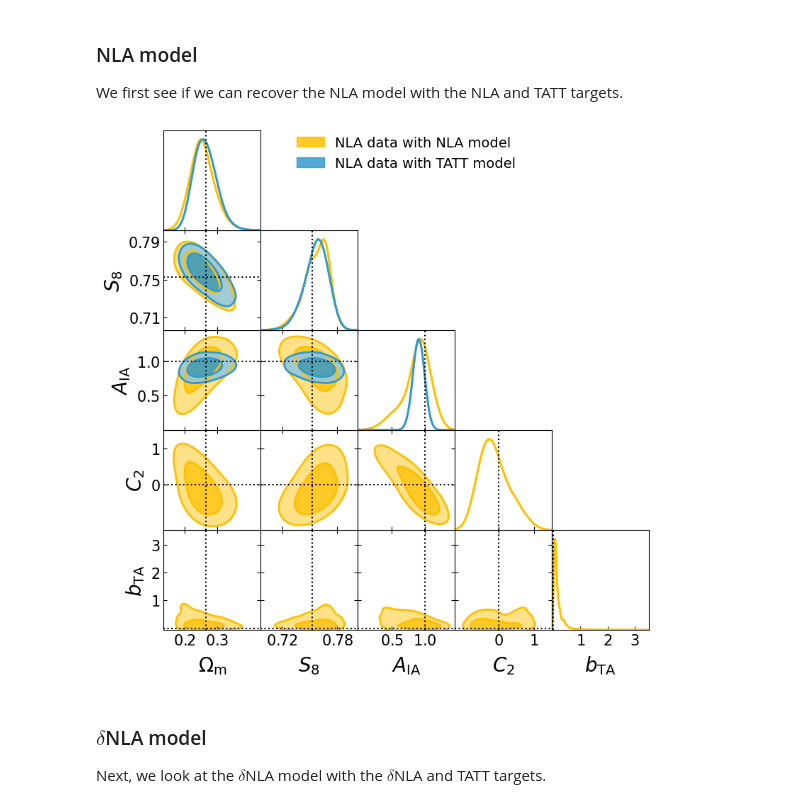
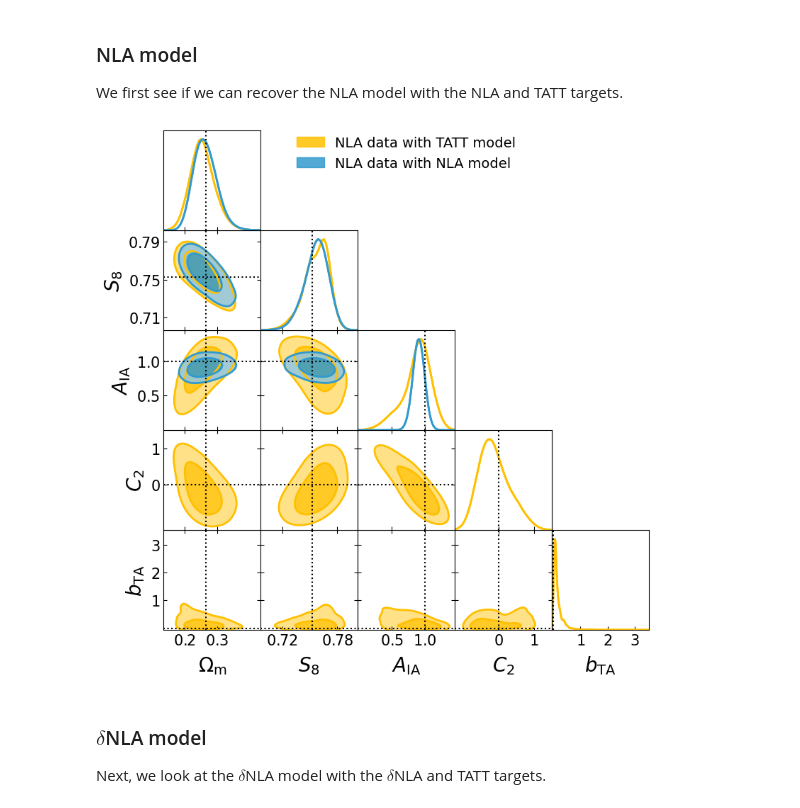
Before and after one commit to LSSTDESC/SkySim5000_IA_infusion, a Jupyter notebook: validation_with_inference/corner_plots_skysim5000_ia_infusion.ipynb, the cells around one changed output. Drawn from its saved outputs; the diff is of its cells as text; code cells hidden in the pictures.

Commit message:
fixed a bug in corner plots (legends were flipped, so i have changed the plotting notebook)

```diff
--- a/validation_with_inference/corner_plots_skysim5000_ia_infusion.ipynb
+++ b/validation_with_inference/corner_plots_skysim5000_ia_infusion.ipynb
@@ -76,16 +78,57 @@ Removed no burn in
 Removed no burn in
 Removed no burn in
 Removed no burn in
+# %%
+samples = cp.samples  # import chains (processed and ready to go into getDist)
+truth_values = cp.truth_values  # import truth values
+labels = ph.labels  # get labels defined in plot_helpers
+colors = ph.get_colors()  # get the color scheme define in plot_helpers
+plot_path = ph.plot_path()  # get the output path where plots are going to be saved
+g = ph.get_plot_settings()  # get the settings for getDist corner plots
 # %% [markdown]
 ## Plots
 # %% [markdown]
 ### NLA model
 
 We first see if we can recover the NLA model with the NLA and TATT targets.
-# %%
-ph.plot_triangle_combination("NLA_with_NLA", "NLA_with_TATT")
-# %% [output]
-[figure, removed]
+# %%
+model1 = "NLA"  # define the first I model
+model2 = "TATT"  # define the second IA model
+# Make a string we can pass around
+model1_str = f"{model1}_with_{model1}"
+model2_str = f"{model1}_with_{model2}"
+
+# Make lists with samples and colors
+samples_list = [samples[model2_str]] * 2 + [samples[model1_str]] * 2
+colors_list = [colors[model2_str]] * 2 +  [colors[model1_str]] * 2
+
+# Define kwargs
+kwargs = {
+        'contour_colors': colors_list,
+        "filled": [False, True] * (len(colors_list)),
+        "contour_ls": ["-"] * len(colors_list),
+        "contour_lws": [2] * len(colors_list),
+    }
+
+# Set labels
+legend_labels = ["_nolegend_",
+                 f"{model1} data with {model2} model",
+                 "_nolegend_",
+                 f"{model1} data with {model1} model",
+                 ]
+
+# Plot using getDist
+g.triangle_plot(samples_list,
+                markers=truth_values[model1_str],
+                legend_labels=legend_labels,
+                legend_ncol=1,
+                **kwargs)
+
+# Save the figs to pdf and png
+plt.savefig(f"{plot_path}{model1}_with_{model1}_and_{model2}_combo.pdf", dpi=300)
+plt.savefig(f"{plot_path}{model1}_with_{model1}_and_{model2}_combo.png", dpi=300)
+# %% [output]
+[figure, added]
 # %% [markdown]
 ### $\delta$NLA model
 
```
Also changed, not shown: parts of 14 cells of this notebook, 20 other files.
